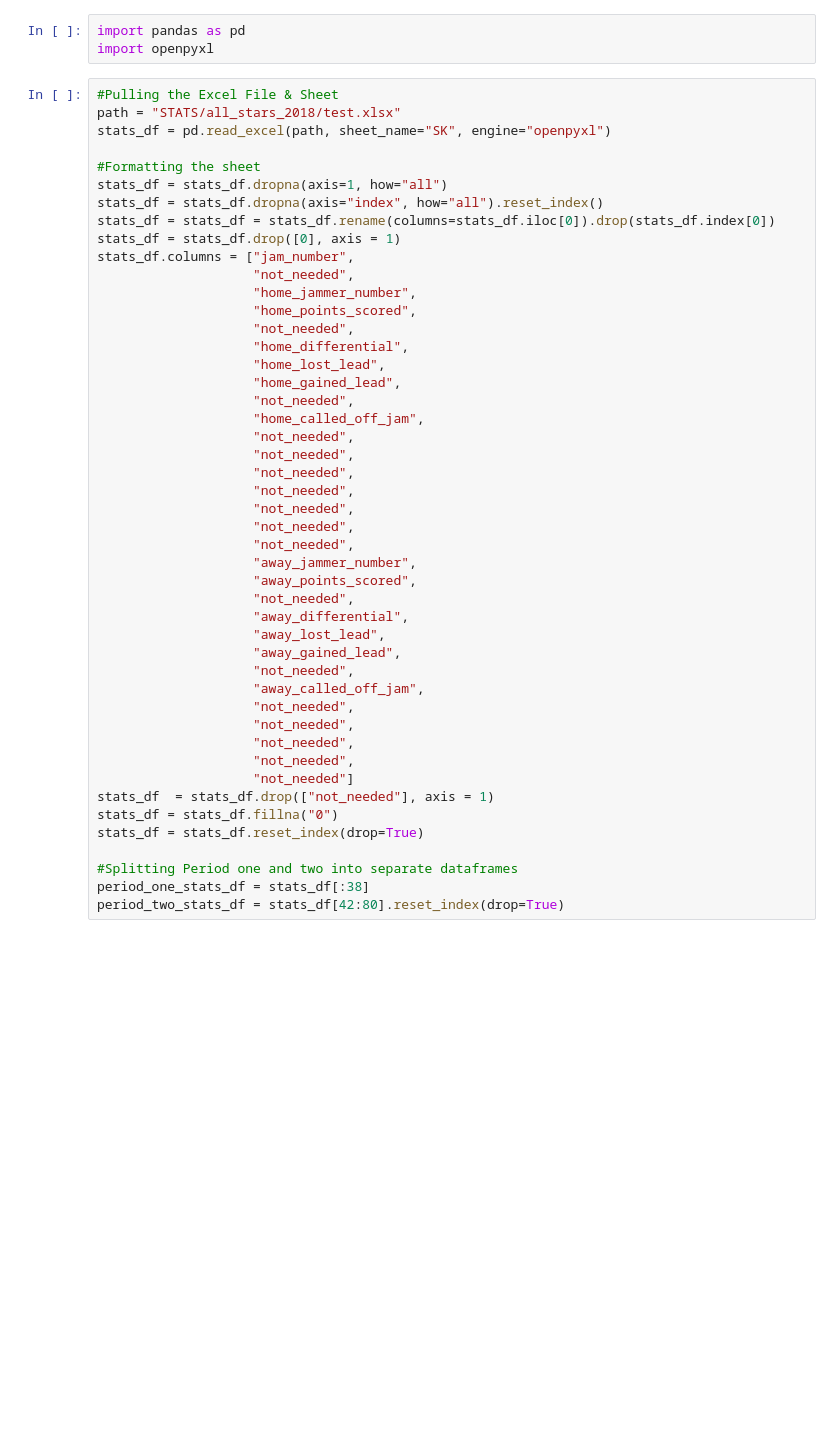
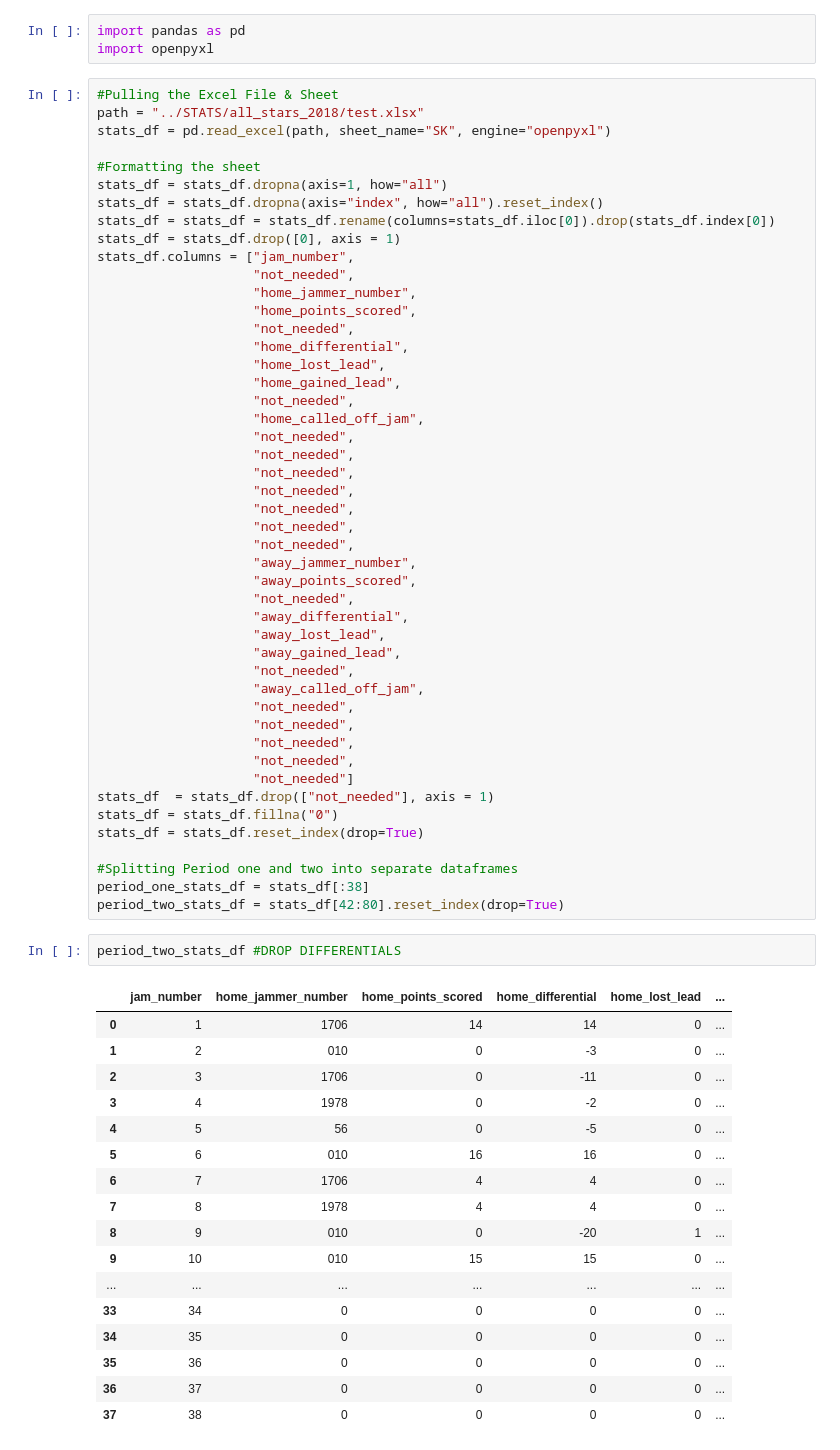
Before and after one commit to Jen-Dean/GGRD_DataBase, a Jupyter notebook: final_notebooks/clean_sk.ipynb, the cells around one changed output. Cells and saved outputs as stored; diff of their text form; blank space fills up the shorter version.

```diff
--- a/final_notebooks/clean_sk.ipynb
+++ b/final_notebooks/clean_sk.ipynb
@@ -3,7 +3,7 @@ import pandas as pd
 import openpyxl
 # %%
 #Pulling the Excel File & Sheet
-path = "STATS/all_stars_2018/test.xlsx"
+path = "../STATS/all_stars_2018/test.xlsx"
 stats_df = pd.read_excel(path, sheet_name="SK", engine="openpyxl")
 
 #Formatting the sheet
@@ -48,3 +48,23 @@ stats_df = stats_df.reset_index(drop=True)
 #Splitting Period one and two into separate dataframes
 period_one_stats_df = stats_df[:38]
 period_two_stats_df = stats_df[42:80].reset_index(drop=True)
+# %%
+period_two_stats_df #DROP DIFFERENTIALS
+# %% [output]
+|  | jam_number | home_jammer_number | home_points_scored | home_differential | home_lost_lead | ... |
+| 0 | 1 | 1706 | 14 | 14 | 0 | ... |
+| 1 | 2 | 010 | 0 | -3 | 0 | ... |
+| 2 | 3 | 1706 | 0 | -11 | 0 | ... |
+| 3 | 4 | 1978 | 0 | -2 | 0 | ... |
+| 4 | 5 | 56 | 0 | -5 | 0 | ... |
+| 5 | 6 | 010 | 16 | 16 | 0 | ... |
+| 6 | 7 | 1706 | 4 | 4 | 0 | ... |
+| 7 | 8 | 1978 | 4 | 4 | 0 | ... |
+| 8 | 9 | 010 | 0 | -20 | 1 | ... |
+| 9 | 10 | 010 | 15 | 15 | 0 | ... |
+| ... | ... | ... | ... | ... | ... | ... |
+| 33 | 34 | 0 | 0 | 0 | 0 | ... |
+| 34 | 35 | 0 | 0 | 0 | 0 | ... |
+| 35 | 36 | 0 | 0 | 0 | 0 | ... |
+| 36 | 37 | 0 | 0 | 0 | 0 | ... |
+| 37 | 38 | 0 | 0 | 0 | 0 | ... |
```
Also changed, not shown: 1 other file.
